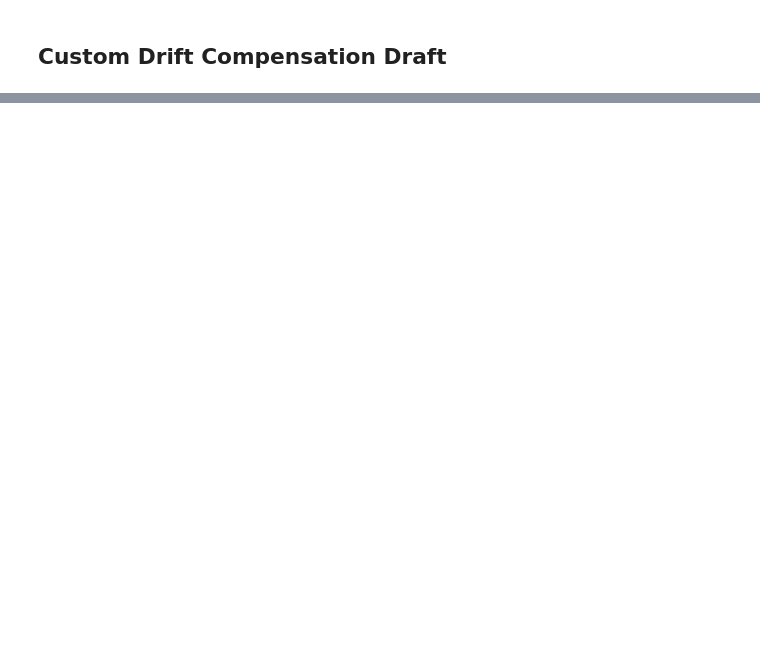
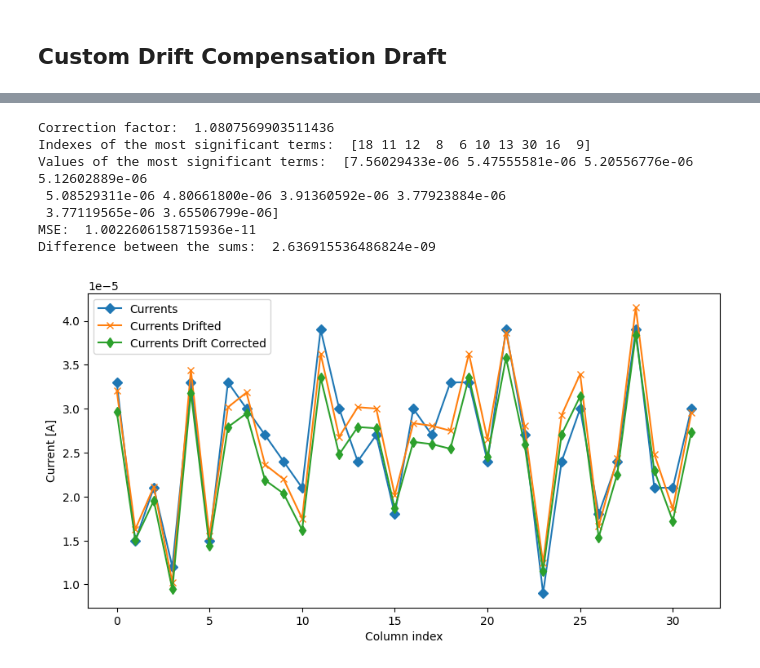
Before and after one commit to ApprehensiveKnee/aihwkit, a Jupyter notebook: sandbox/utils/drift_compensation.ipynb, the cells around one changed output, grey strips where cells are left out. Saved outputs shown, nothing was run; the diff lists cells and outputs as text; code cells hidden in the pictures; blank space fills up the shorter version.

```diff
--- a/sandbox/utils/drift_compensation.ipynb
+++ b/sandbox/utils/drift_compensation.ipynb
@@ -393,0 +593,63 @@ plt.show()
+# %%
+
+
+# appling IBM correction to the frequency crossbar is useless, since the correction factor is the same
+# for all the conductance levels (for all the bitlines)
+
+# =============== IDEAL WEIGHTS ===============
+# consider digitally stored weights
+#weights = currents_freq
+# =============== IDEAL WEIGHTS ===============
+
+# ============== DRIFTED WEIGHTS ==============
+# consider the drifted weights
+weights = currents_drift_freq
+# ============== DRIFTED WEIGHTS ==============
+
+
+# Now perform the correction using the frequency crossbar
+n_samples_per_level = 250
+reference_tile = np.zeros((n_levels,n_samples_per_level))
+for i in range(n_levels):
+    reference_tile[i] = [g_drift_IBM(g_values[i], t_c, t) if CHOSEN_MODEL == "IBM" else drifter(g_values[i], chosen_type, n_levels, max_g) for _ in range(n_samples_per_level)]
+# compute the means for rows, then divide by the orginal g value to obtain the drift coefficients
+drift_mean_values = np.mean(reference_tile, axis=1)
+#print("Mean values for the drifted conductance values: ", mean_values)
+
+
+#drift_coefficients = drift_mean_values/g_values
+#print("Drift coefficients: ", drift_coefficients)
+#print("Ideal drift coefficients: ", ideal_drift_coefficients_median)
+
+
+# Compute the correction factor
+I_o = g_values*weights
+I_t = drift_mean_values*weights
+#print("w:", w)
+FREQ_correction = np.sum(I_t)/np.sum(I_o)
+print("Correction factor: ", FREQ_correction)
+
+# correct the currents
+currents_drift_corrected_freq = currents_drift/FREQ_correction
+
+# compute the error using the ideal currents and MSE
+MSE = compute_MSE(currents, currents_drift_corrected_freq, verbose=True)
+SUM_DIFF_SQR = compute_SUM_DIFF_SQR(currents, currents_drift_corrected_freq, verbose=True)
+
+# Plot currents and currents_drift_corrected_freq
+fig, ax = plt.subplots(1,1, figsize=(10,5))
+ax.plot(currents, label="Currents", marker='D')
+ax.plot(currents_drift, label="Currents Drifted", marker='x')
+ax.plot(currents_drift_corrected_freq, label="Currents Drift Corrected", marker='d')
+ax.set_xlabel("Column index")
+ax.set_ylabel("Current [A]")
+legend=ax.legend()
+# %% [output]
+Correction factor:  1.0807569903511436
+Indexes of the most significant terms:  [18 11 12  8  6 10 13 30 16  9]
+Values of the most significant terms:  [7.56029433e-06 5.47555581e-06 5.20556776e-06 5.12602889e-06
+ 5.08529311e-06 4.80661800e-06 3.91360592e-06 3.77923884e-06
+ 3.77119565e-06 3.65506799e-06]
+MSE:  1.0022606158715936e-11
+Difference between the sums:  2.636915536486824e-09
+[figure, added]
```
Also changed, not shown: parts of 20 cells of this notebook, 12 other files.
